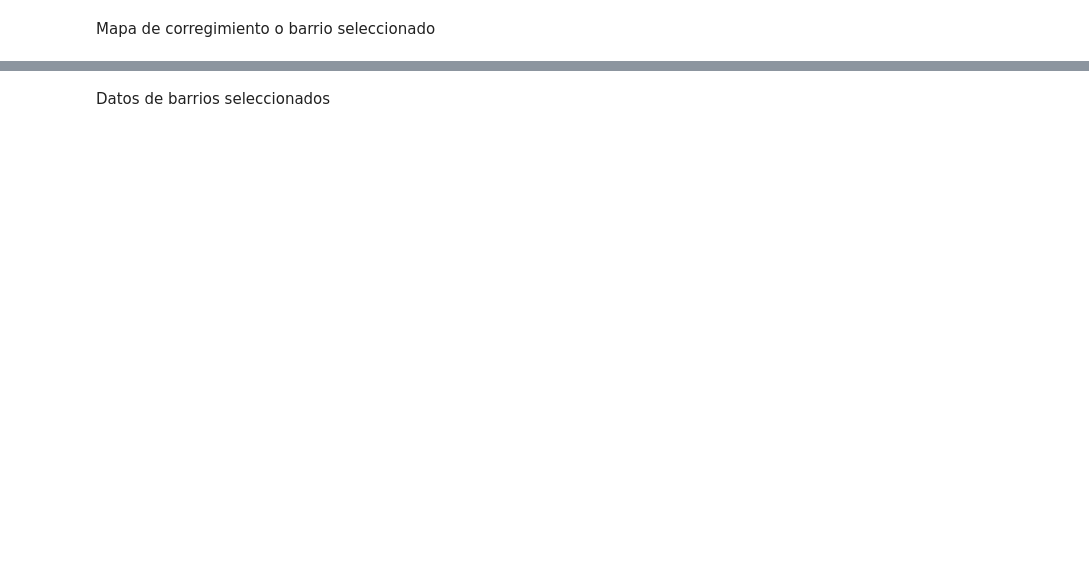
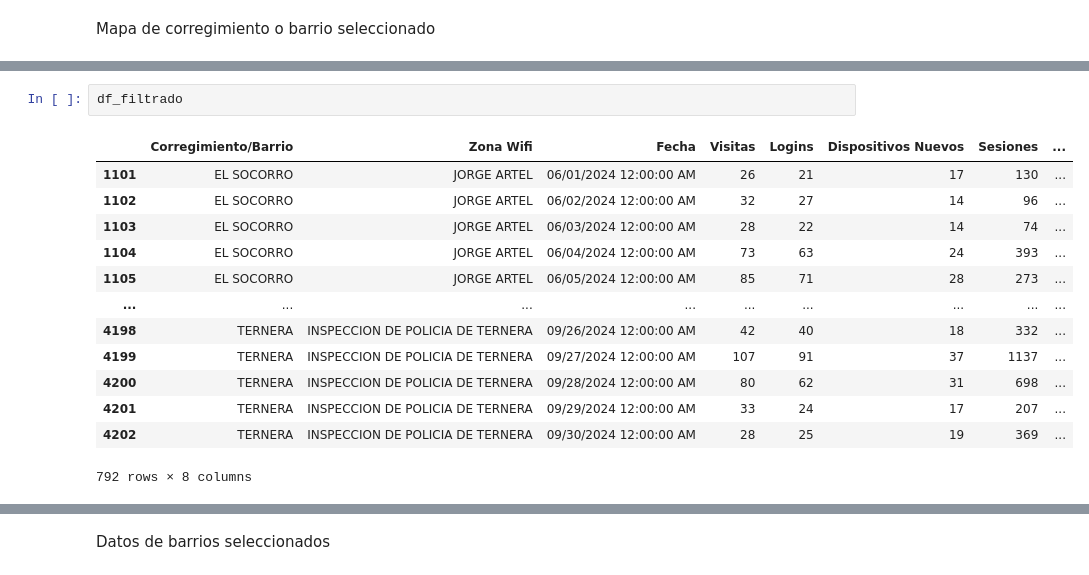
Before and after one commit to JosePimienta/Zonas-WIFI, a Jupyter notebook: Estudio_de_zonas_wifi_en_la_ciudad_de_Cartagena.ipynb, the cells around one changed output, grey strips where cells are left out. Saved outputs shown, nothing was run; the diff lists cells and outputs as text; blank space fills up the shorter version.

```diff
--- a/Estudio_de_zonas_wifi_en_la_ciudad_de_Cartagena.ipynb
+++ b/Estudio_de_zonas_wifi_en_la_ciudad_de_Cartagena.ipynb
@@ -156,0 +179,16 @@ Los siguientes barrios NO fueron encontrados en el GeoJSON:
+# %%
+df_filtrado
+# %% [output]
+|  | Corregimiento/Barrio | Zona Wifi | Fecha | Visitas | Logins | Dispositivos Nuevos | Sesiones | ... |
+| 1101 | EL SOCORRO | JORGE ARTEL | 06/01/2024 12:00:00 AM | 26 | 21 | 17 | 130 | ... |
+| 1102 | EL SOCORRO | JORGE ARTEL | 06/02/2024 12:00:00 AM | 32 | 27 | 14 | 96 | ... |
+| 1103 | EL SOCORRO | JORGE ARTEL | 06/03/2024 12:00:00 AM | 28 | 22 | 14 | 74 | ... |
+| 1104 | EL SOCORRO | JORGE ARTEL | 06/04/2024 12:00:00 AM | 73 | 63 | 24 | 393 | ... |
+| 1105 | EL SOCORRO | JORGE ARTEL | 06/05/2024 12:00:00 AM | 85 | 71 | 28 | 273 | ... |
+| ... | ... | ... | ... | ... | ... | ... | ... | ... |
+| 4198 | TERNERA | INSPECCION DE POLICIA DE TERNERA | 09/26/2024 12:00:00 AM | 42 | 40 | 18 | 332 | ... |
+| 4199 | TERNERA | INSPECCION DE POLICIA DE TERNERA | 09/27/2024 12:00:00 AM | 107 | 91 | 37 | 1137 | ... |
+| 4200 | TERNERA | INSPECCION DE POLICIA DE TERNERA | 09/28/2024 12:00:00 AM | 80 | 62 | 31 | 698 | ... |
+| 4201 | TERNERA | INSPECCION DE POLICIA DE TERNERA | 09/29/2024 12:00:00 AM | 33 | 24 | 17 | 207 | ... |
+| 4202 | TERNERA | INSPECCION DE POLICIA DE TERNERA | 09/30/2024 12:00:00 AM | 28 | 25 | 19 | 369 | ... |
+792 rows × 8 columns
```
Also changed, not shown: parts of 9 cells of this notebook.
